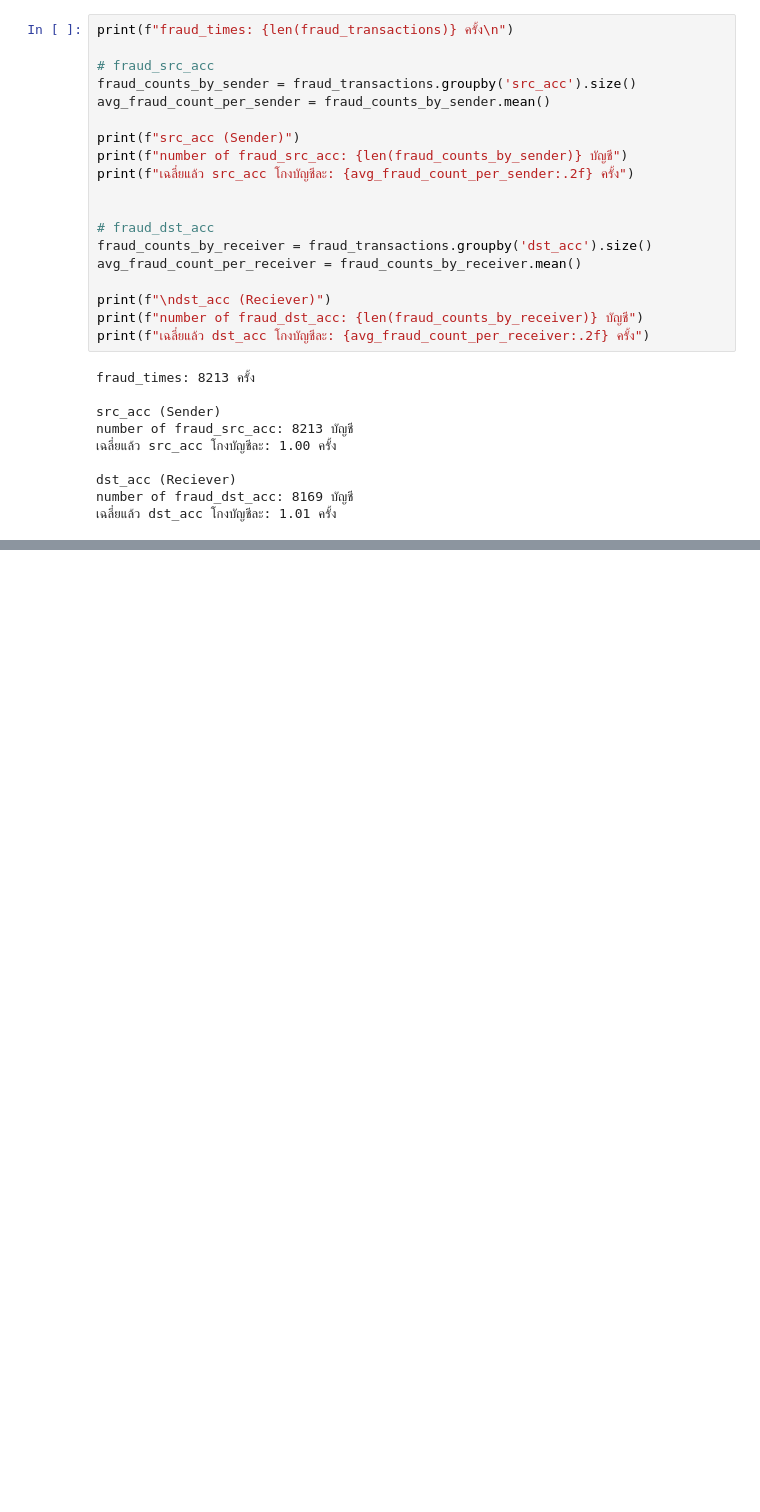
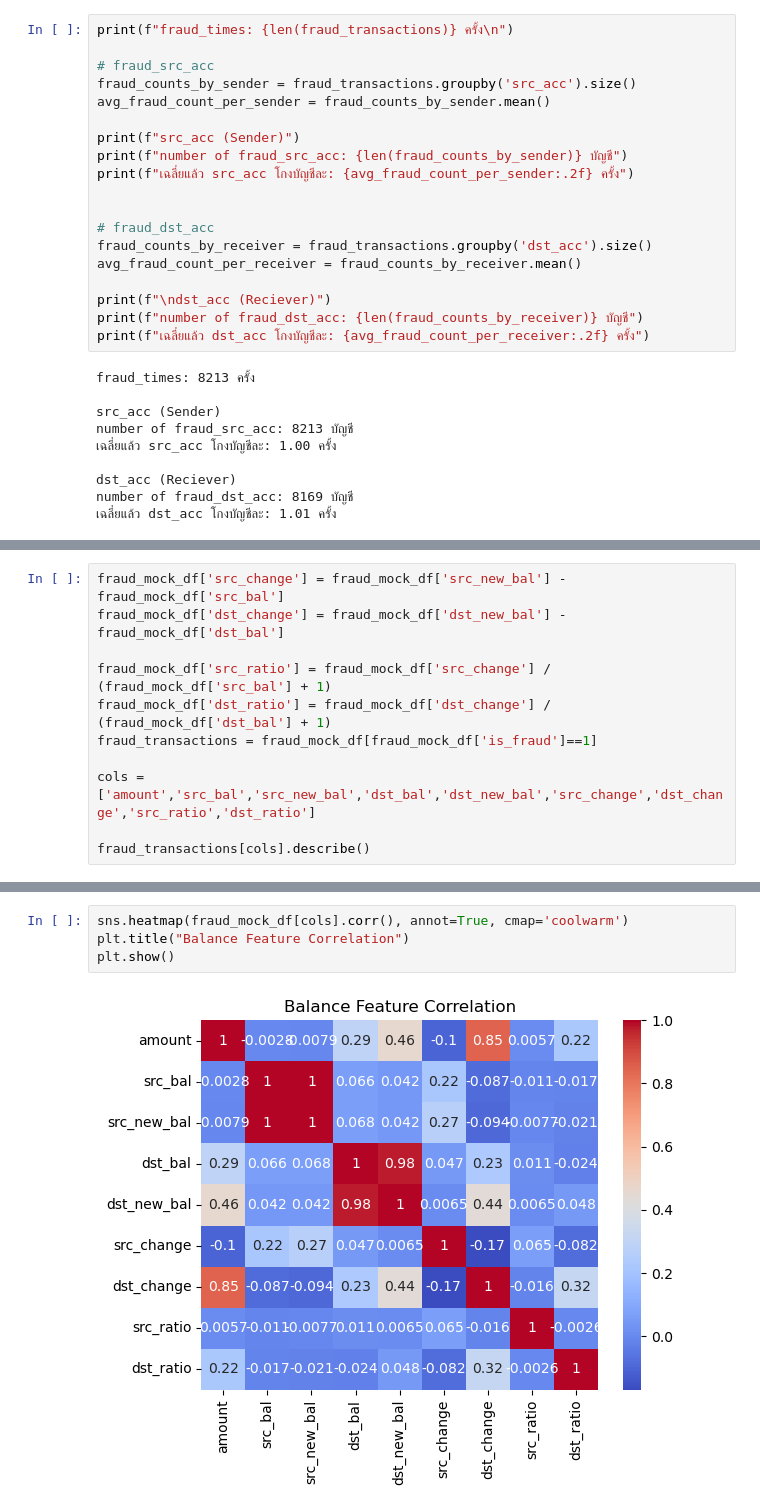
Before and after one commit to Tivapus/Fraudulent-Transaction-Detection, a Jupyter notebook: notebook/01_EDA.ipynb, the cells around one changed output, grey strips where cells are left out. Drawn from its saved outputs; the diff is of its cells as text; blank space fills up the shorter version.

```diff
--- a/notebook/01_EDA.ipynb
+++ b/notebook/01_EDA.ipynb
@@ -245,0 +218,11 @@ number of fraud_dst_acc: 8169 บัญชี
+# %%
+fraud_mock_df['src_change'] = fraud_mock_df['src_new_bal'] - fraud_mock_df['src_bal']
+fraud_mock_df['dst_change'] = fraud_mock_df['dst_new_bal'] - fraud_mock_df['dst_bal']
+
+fraud_mock_df['src_ratio'] = fraud_mock_df['src_change'] / (fraud_mock_df['src_bal'] + 1)
+fraud_mock_df['dst_ratio'] = fraud_mock_df['dst_change'] / (fraud_mock_df['dst_bal'] + 1)
+fraud_transactions = fraud_mock_df[fraud_mock_df['is_fraud']==1]
+
+cols = ['amount','src_bal','src_new_bal','dst_bal','dst_new_bal','src_change','dst_change','src_ratio','dst_ratio']
+
+fraud_transactions[cols].describe()
@@ -245,0 +250,6 @@ number of fraud_dst_acc: 8169 บัญชี
+# %%
+sns.heatmap(fraud_mock_df[cols].corr(), annot=True, cmap='coolwarm')
+plt.title("Balance Feature Correlation")
+plt.show()
+# %% [output]
+[figure, added]
```
Also changed, not shown: parts of 9 cells of this notebook, 5 other files.
